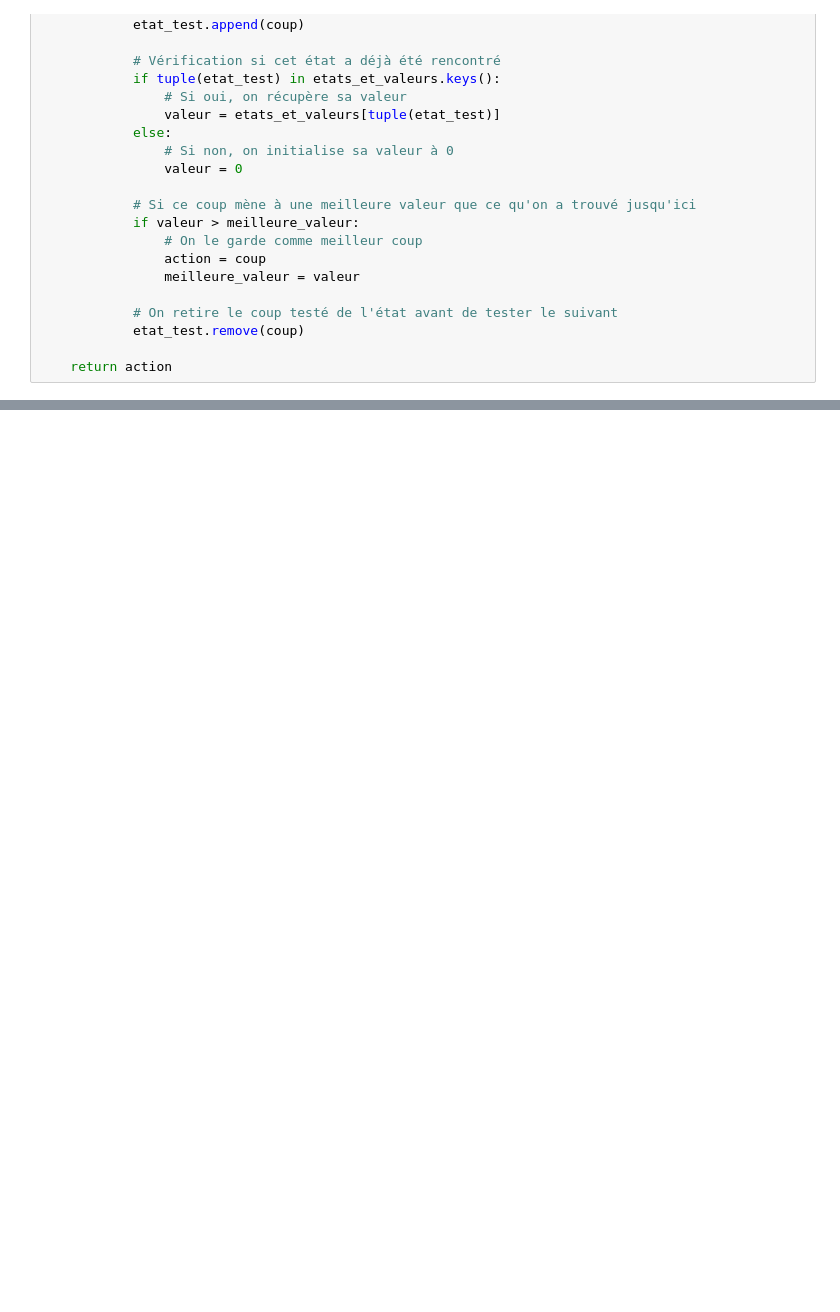
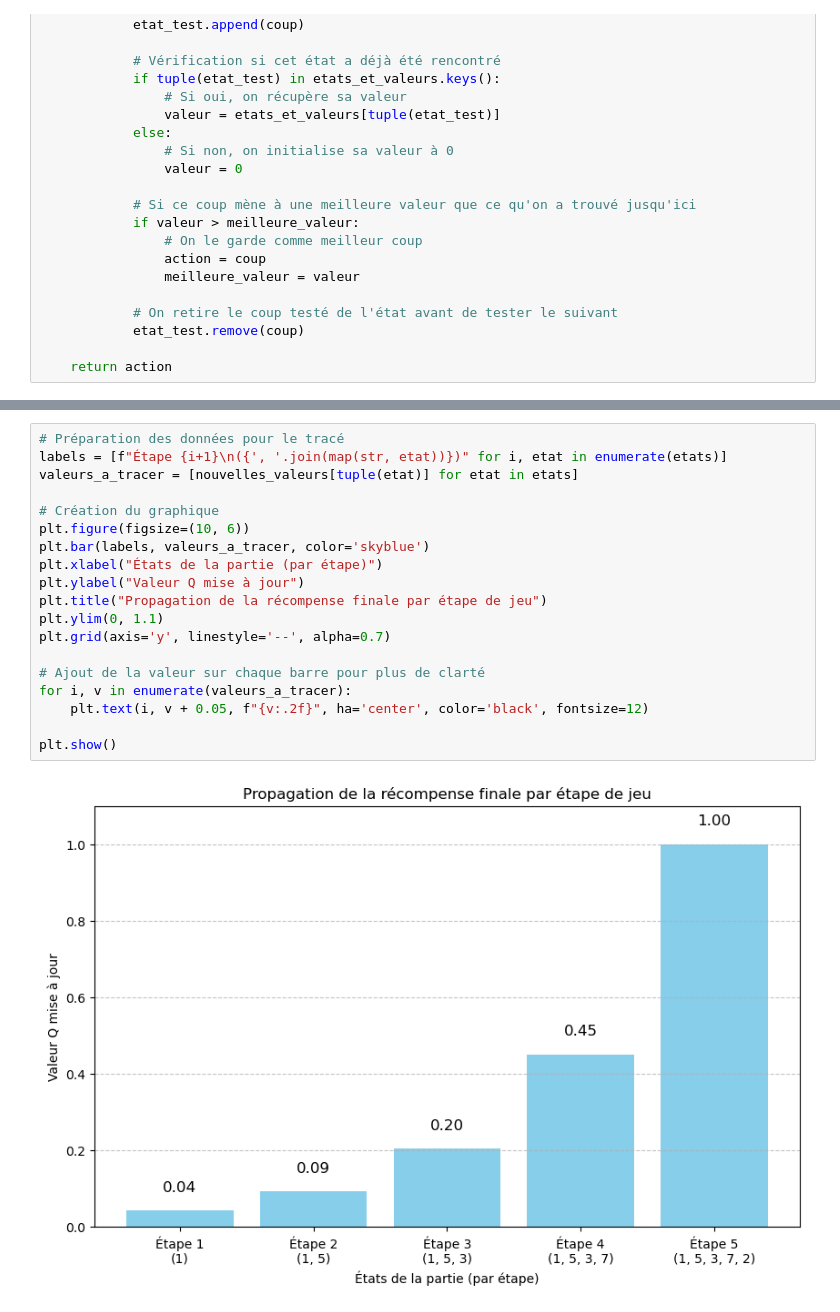
Before and after one commit to TheoBirost/mmi-tca-troyes, a Jupyter notebook: ressources/s5/Theo-bi/projets/tic-tac-toe/notebook.ipynb, the cells around one changed output, grey strips where cells are left out. Drawn from its saved outputs; the diff is of its cells as text; blank space fills up the shorter version.

```diff
--- a/ressources/s5/Theo-bi/projets/tic-tac-toe/notebook.ipynb
+++ b/ressources/s5/Theo-bi/projets/tic-tac-toe/notebook.ipynb
@@ -190,0 +307,21 @@ plt.show()
+# %%
+# Préparation des données pour le tracé
+labels = [f"Étape {i+1}\n({', '.join(map(str, etat))})" for i, etat in enumerate(etats)]
+valeurs_a_tracer = [nouvelles_valeurs[tuple(etat)] for etat in etats]
+
+# Création du graphique
+plt.figure(figsize=(10, 6))
+plt.bar(labels, valeurs_a_tracer, color='skyblue')
+plt.xlabel("États de la partie (par étape)")
+plt.ylabel("Valeur Q mise à jour")
+plt.title("Propagation de la récompense finale par étape de jeu")
+plt.ylim(0, 1.1)
+plt.grid(axis='y', linestyle='--', alpha=0.7)
+
+# Ajout de la valeur sur chaque barre pour plus de clarté
+for i, v in enumerate(valeurs_a_tracer):
+    plt.text(i, v + 0.05, f"{v:.2f}", ha='center', color='black', fontsize=12)
+
+plt.show()
+# %% [output]
+[figure, added]
```
Also changed, not shown: parts of 17 cells of this notebook.
